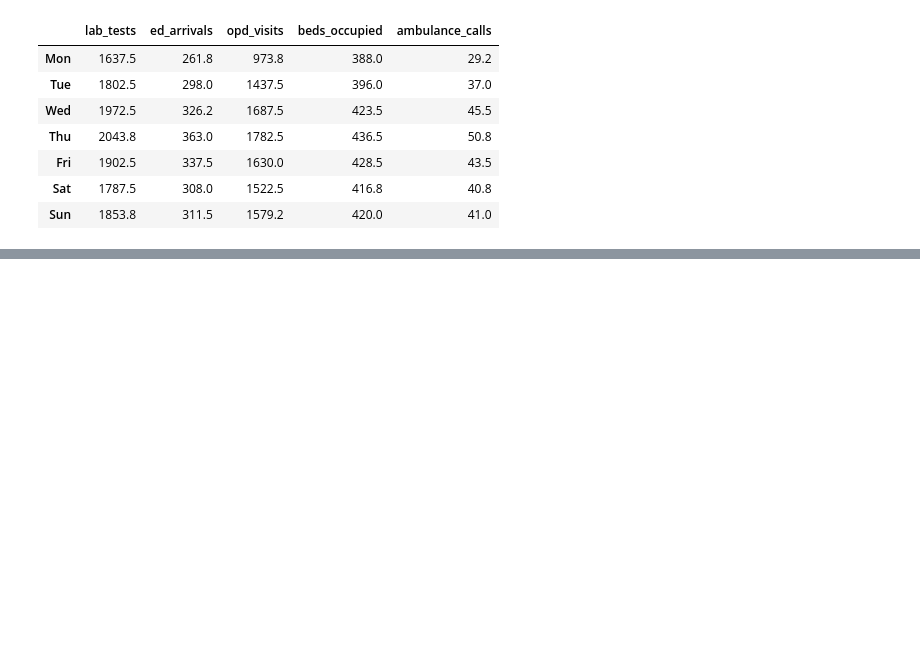
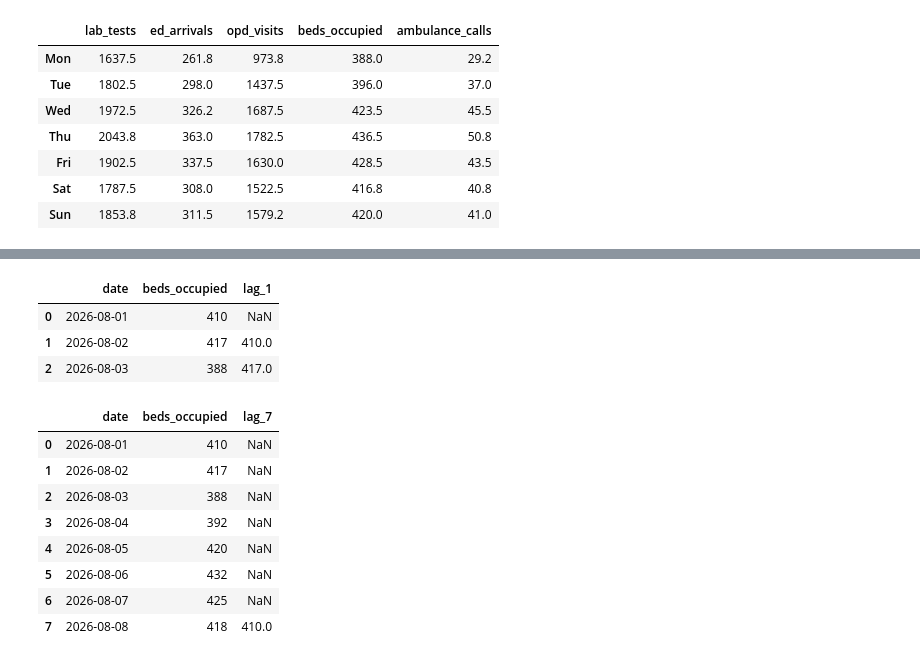
Before and after one commit to DenilTalaviya7074/Hospital-Operational-Forecasting, a Jupyter notebook: forcast_1.ipynb, the cells around one changed output, grey strips where cells are left out. Saved outputs shown, nothing was run; the diff lists cells and outputs as text; code cells hidden in the pictures; blank space fills up the shorter version.

```diff
--- a/forcast_1.ipynb
+++ b/forcast_1.ipynb
@@ -113,0 +166,21 @@ Mean by day-of-week:
+# %%
+f["lag_1"] = f["beds_occupied"].shift(1)
+f[["date", "beds_occupied", "lag_1"]].head(3)
+# %% [output]
+|  | date | beds_occupied | lag_1 |
+| 0 | 2026-08-01 | 410 | NaN |
+| 1 | 2026-08-02 | 417 | 410.0 |
+| 2 | 2026-08-03 | 388 | 417.0 |
+# %%
+f["lag_7"] = f["beds_occupied"].shift(7)
+f[["date", "beds_occupied", "lag_7"]].head(8)
+# %% [output]
+|  | date | beds_occupied | lag_7 |
+| 0 | 2026-08-01 | 410 | NaN |
+| 1 | 2026-08-02 | 417 | NaN |
+| 2 | 2026-08-03 | 388 | NaN |
+| 3 | 2026-08-04 | 392 | NaN |
+| 4 | 2026-08-05 | 420 | NaN |
+| 5 | 2026-08-06 | 432 | NaN |
+| 6 | 2026-08-07 | 425 | NaN |
+| 7 | 2026-08-08 | 418 | 410.0 |
```
Also changed, not shown: parts of 7 cells of this notebook.
